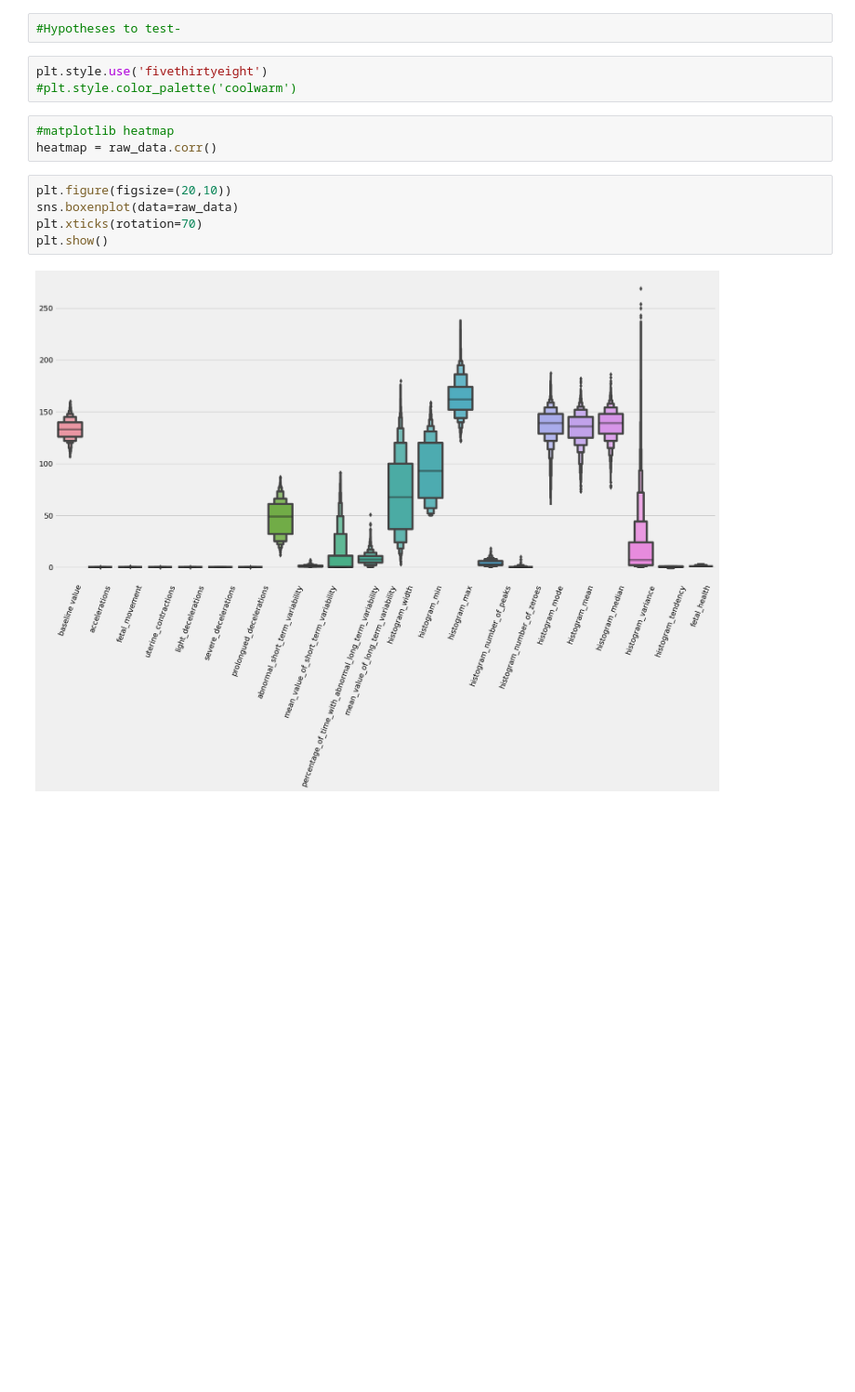
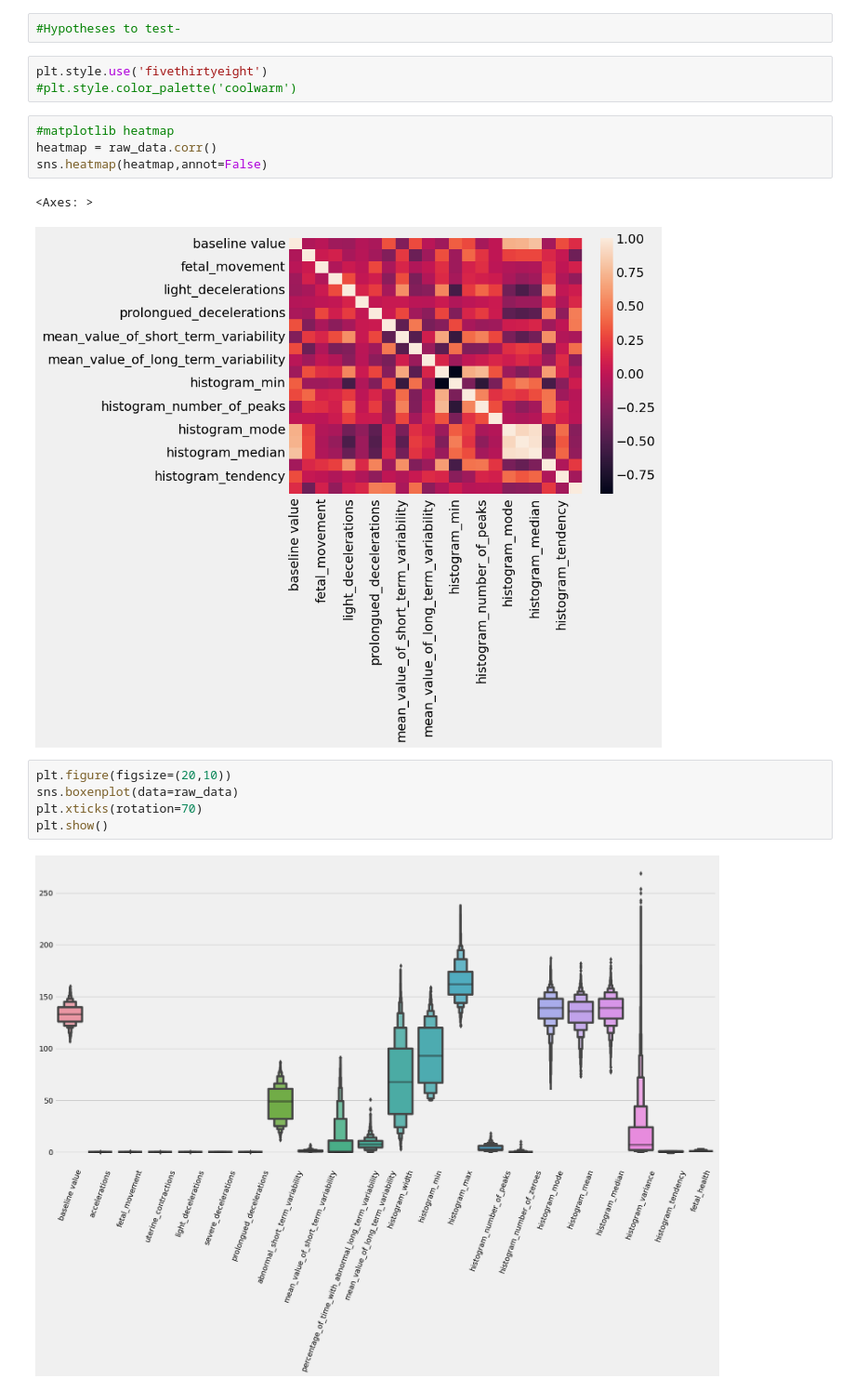
Before and after one commit to ChetanSarda99/fetal-health-classification, a Jupyter notebook: notebooks/data_eda.ipynb, the cells around one changed output. Shown at 93% size. Cells and saved outputs as stored; diff of their text form; blank space fills up the shorter version.

```diff
--- a/notebooks/data_eda.ipynb
+++ b/notebooks/data_eda.ipynb
@@ -75,6 +74,10 @@ plt.style.use('fivethirtyeight')
 # %%
 #matplotlib heatmap
 heatmap = raw_data.corr()
+sns.heatmap(heatmap,annot=False)
+# %% [output]
+<Axes: >
+[figure, added]
 # %%
 plt.figure(figsize=(20,10))
 sns.boxenplot(data=raw_data)
```
Also changed, not shown: parts of 2 cells of this notebook.
